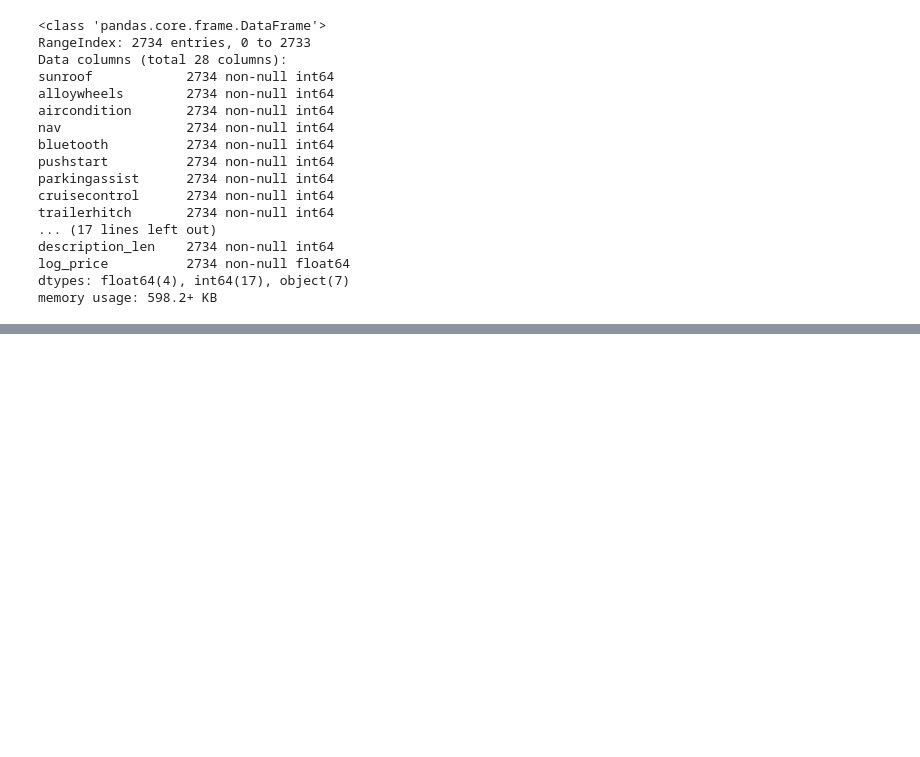
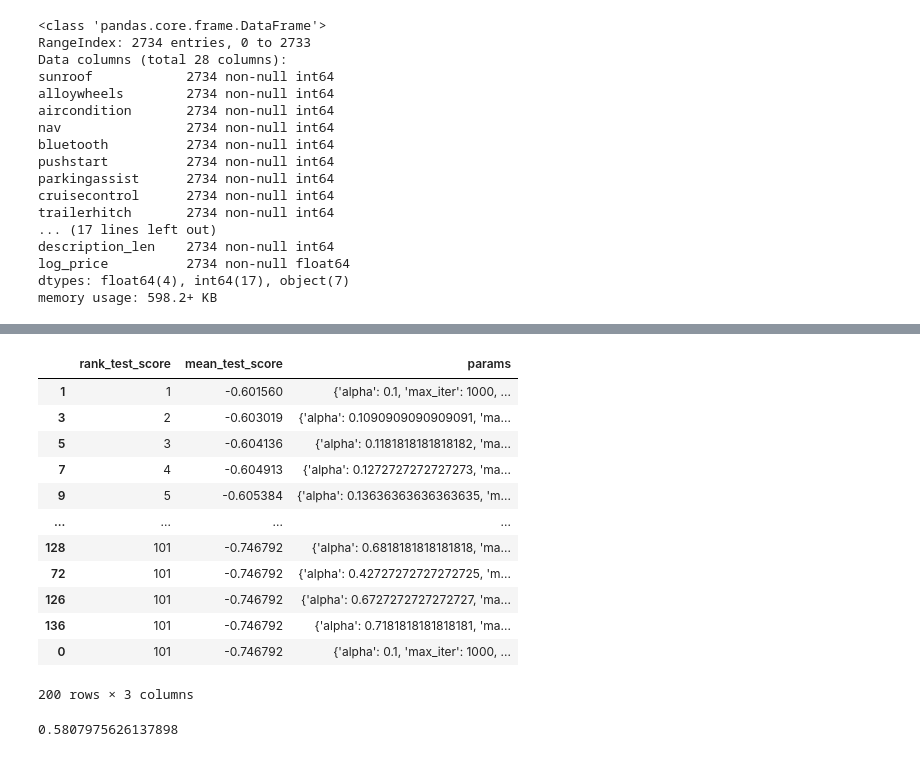
Before and after one commit to vatdaell/used-car-analysis, a Jupyter notebook: Analysis of Car Prices.ipynb, the cells around one changed output, grey strips where cells are left out. Saved outputs shown, nothing was run; the diff lists cells and outputs as text; code cells hidden in the pictures; blank space fills up the shorter version.

```diff
--- a/Analysis of Car Prices.ipynb
+++ b/Analysis of Car Prices.ipynb
@@ -389,0 +402,2 @@ It doesn't look like any of the numeric features are correlated so for regressio
+# %%
+X_train, X_test = X_train[imp.index], X_test[imp.index]
@@ -389,0 +413,4 @@ It doesn't look like any of the numeric features are correlated so for regressio
+# %%
+# Build baseline multiple regression model
+baseline = GridSearchCV(estimator=LinearRegression(), param_grid={}, scoring='neg_mean_absolute_error')
+baseline.fit(X_train,y_train)
@@ -389,0 +435,9 @@ It doesn't look like any of the numeric features are correlated so for regressio
+# %%
+# Build Lasso to see which features to drop
+params = {
+    'alpha': np.linspace(0.1,1,100),
+    'max_iter':[1000],
+    'normalize':[True,False]
+}
+lassoreg = GridSearchCV(estimator=Lasso(random_state=123), param_grid=params, scoring='neg_mean_absolute_error')
+lassoreg.fit(X_train,y_train)
@@ -389,0 +460,22 @@ It doesn't look like any of the numeric features are correlated so for regressio
+# %%
+pd.DataFrame(lassoreg.cv_results_)[['rank_test_score','mean_test_score','params']].sort_values(by=['rank_test_score'])
+# %% [output]
+|  | rank_test_score | mean_test_score | params |
+| 1 | 1 | -0.601560 | {'alpha': 0.1, 'max_iter': 1000, ... |
+| 3 | 2 | -0.603019 | {'alpha': 0.1090909090909091, 'ma... |
+| 5 | 3 | -0.604136 | {'alpha': 0.1181818181818182, 'ma... |
+| 7 | 4 | -0.604913 | {'alpha': 0.1272727272727273, 'ma... |
+| 9 | 5 | -0.605384 | {'alpha': 0.13636363636363635, 'm... |
+| ... | ... | ... | ... |
+| 128 | 101 | -0.746792 | {'alpha': 0.6818181818181818, 'ma... |
+| 72 | 101 | -0.746792 | {'alpha': 0.42727272727272725, 'm... |
+| 126 | 101 | -0.746792 | {'alpha': 0.6727272727272727, 'ma... |
+| 136 | 101 | -0.746792 | {'alpha': 0.7181818181818181, 'ma... |
+| 0 | 101 | -0.746792 | {'alpha': 0.1, 'max_iter': 1000, ... |
+200 rows × 3 columns
+# %%
+yhat = lassoreg.predict(X_test)
+lasso_mae = mean_absolute_error(yhat,y_test)
+lasso_mae
+# %% [output]
+0.5807975626137898
```
Also changed, not shown: parts of 30 cells of this notebook, 3 other files.
